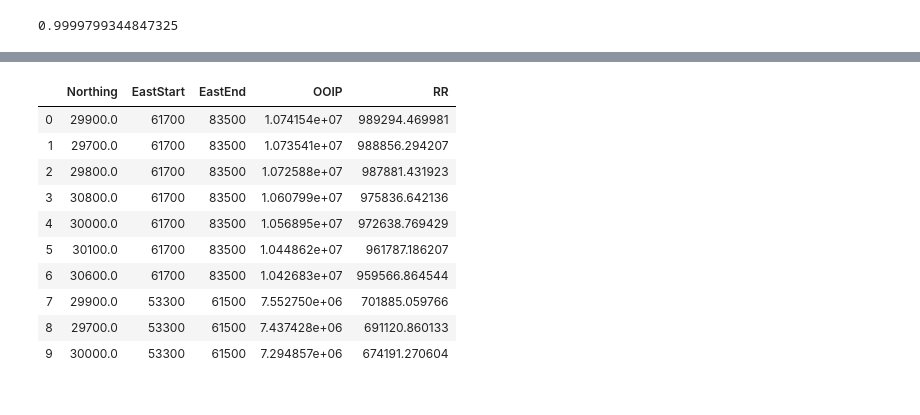
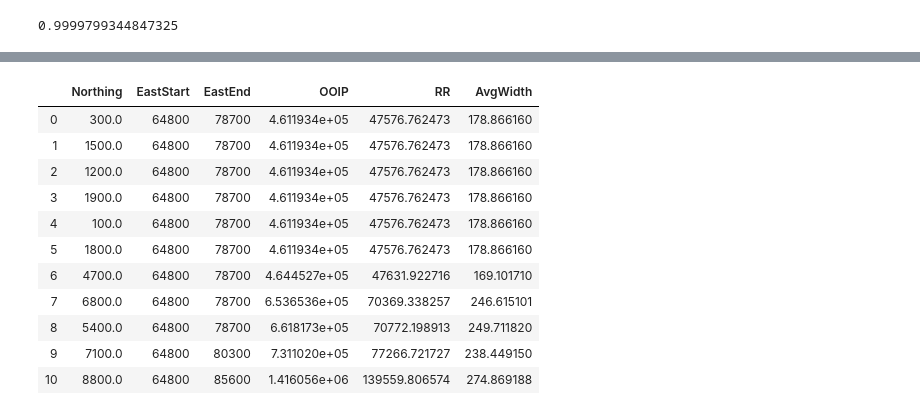
Before and after one commit to fang-helen/Final-Project-FRI, a Jupyter notebook: Final Project FRI.ipynb, the cells around one changed output, grey strips where cells are left out. Drawn from its saved outputs; the diff is of its cells as text; code cells hidden in the pictures.

```diff
--- a/Final Project FRI.ipynb
+++ b/Final Project FRI.ipynb
@@ -906,0 +923,4 @@ plt.scatter(eastMid, northingOfRange, c=ooipOfRange, cmap = "Reds")
+# %%
+ooipPruned.sort_values('Northing',inplace = True)
+ooipPruned.reset_index(inplace=True,drop=True)
+ooipPruned
@@ -906,0 +941,9 @@ plt.scatter(eastMid, northingOfRange, c=ooipOfRange, cmap = "Reds")
+# %%
+# remove the values that are too close together
+index = len(ooipPruned)-1
+while index>0:
+    shouldDrop = dropIndex(index,index-1)
+    if(shouldDrop>0):
+        ooipPruned = ooipPruned.drop(shouldDrop)
+    index -= 1
+ooipPruned
@@ -906,0 +972,16 @@ plt.scatter(eastMid, northingOfRange, c=ooipOfRange, cmap = "Reds")
+# %%
+ooipPruned.sort_values('RR',inplace=True)
+ooipPruned.reset_index(drop=True,inplace = True)
+# %%
+# prune further to top 10 only
+
+eastStartOfRange = ooipPruned['EastStart'].values
+eastEndOfRange = ooipPruned['EastEnd'].values
+# first prune the wells that are less than 10000
+index = len(ooipPruned)-1
+while index >= 0:
+    if(eastEndOfRange[index]-eastStartOfRange[index]<10000):
+        ooipPruned = ooipPruned.drop(index)
+    index -= 1
+ooipPruned.reset_index(drop=True,inplace = True)
+ooipPruned
@@ -907,20 +1006,21 @@ plt.scatter(eastMid, northingOfRange, c=ooipOfRange, cmap = "Reds")
 # %%
-ooipPruned.reset_index(inplace=True,drop=True)
-
+# now keep only the top 10
 index = len(ooipPruned)-1
-while index>=10:
+while index > 10:
     ooipPruned = ooipPruned.drop(index)
-    index-=1
+    index -= 1
+ooipPruned.reset_index(drop=True,inplace = True)
 ooipPruned
 # %% [output]
-|  | Northing | EastStart | EastEnd | OOIP | RR |
-| 0 | 29900.0 | 61700 | 83500 | 1.074154e+07 | 989294.469981 |
-| 1 | 29700.0 | 61700 | 83500 | 1.073541e+07 | 988856.294207 |
-| 2 | 29800.0 | 61700 | 83500 | 1.072588e+07 | 987881.431923 |
-| 3 | 30800.0 | 61700 | 83500 | 1.060799e+07 | 975836.642136 |
-| 4 | 30000.0 | 61700 | 83500 | 1.056895e+07 | 972638.769429 |
-| 5 | 30100.0 | 61700 | 83500 | 1.044862e+07 | 961787.186207 |
-| 6 | 30600.0 | 61700 | 83500 | 1.042683e+07 | 959566.864544 |
-| 7 | 29900.0 | 53300 | 61500 | 7.552750e+06 | 701885.059766 |
-| 8 | 29700.0 | 53300 | 61500 | 7.437428e+06 | 691120.860133 |
-| 9 | 30000.0 | 53300 | 61500 | 7.294857e+06 | 674191.270604 |
+|  | Northing | EastStart | EastEnd | OOIP | RR | AvgWidth |
+| 0 | 300.0 | 64800 | 78700 | 4.611934e+05 | 47576.762473 | 178.866160 |
+| 1 | 1500.0 | 64800 | 78700 | 4.611934e+05 | 47576.762473 | 178.866160 |
+| 2 | 1200.0 | 64800 | 78700 | 4.611934e+05 | 47576.762473 | 178.866160 |
+| 3 | 1900.0 | 64800 | 78700 | 4.611934e+05 | 47576.762473 | 178.866160 |
+| 4 | 100.0 | 64800 | 78700 | 4.611934e+05 | 47576.762473 | 178.866160 |
+| 5 | 1800.0 | 64800 | 78700 | 4.611934e+05 | 47576.762473 | 178.866160 |
+| 6 | 4700.0 | 64800 | 78700 | 4.644527e+05 | 47631.922716 | 169.101710 |
+| 7 | 6800.0 | 64800 | 78700 | 6.536536e+05 | 70369.338257 | 246.615101 |
+| 8 | 5400.0 | 64800 | 78700 | 6.618173e+05 | 70772.198913 | 249.711820 |
+| 9 | 7100.0 | 64800 | 80300 | 7.311020e+05 | 77266.721727 | 238.449150 |
+| 10 | 8800.0 | 64800 | 85600 | 1.416056e+06 | 139559.806574 | 274.869188 |
```
Also changed, not shown: parts of 28 cells of this notebook, 1 other file.
